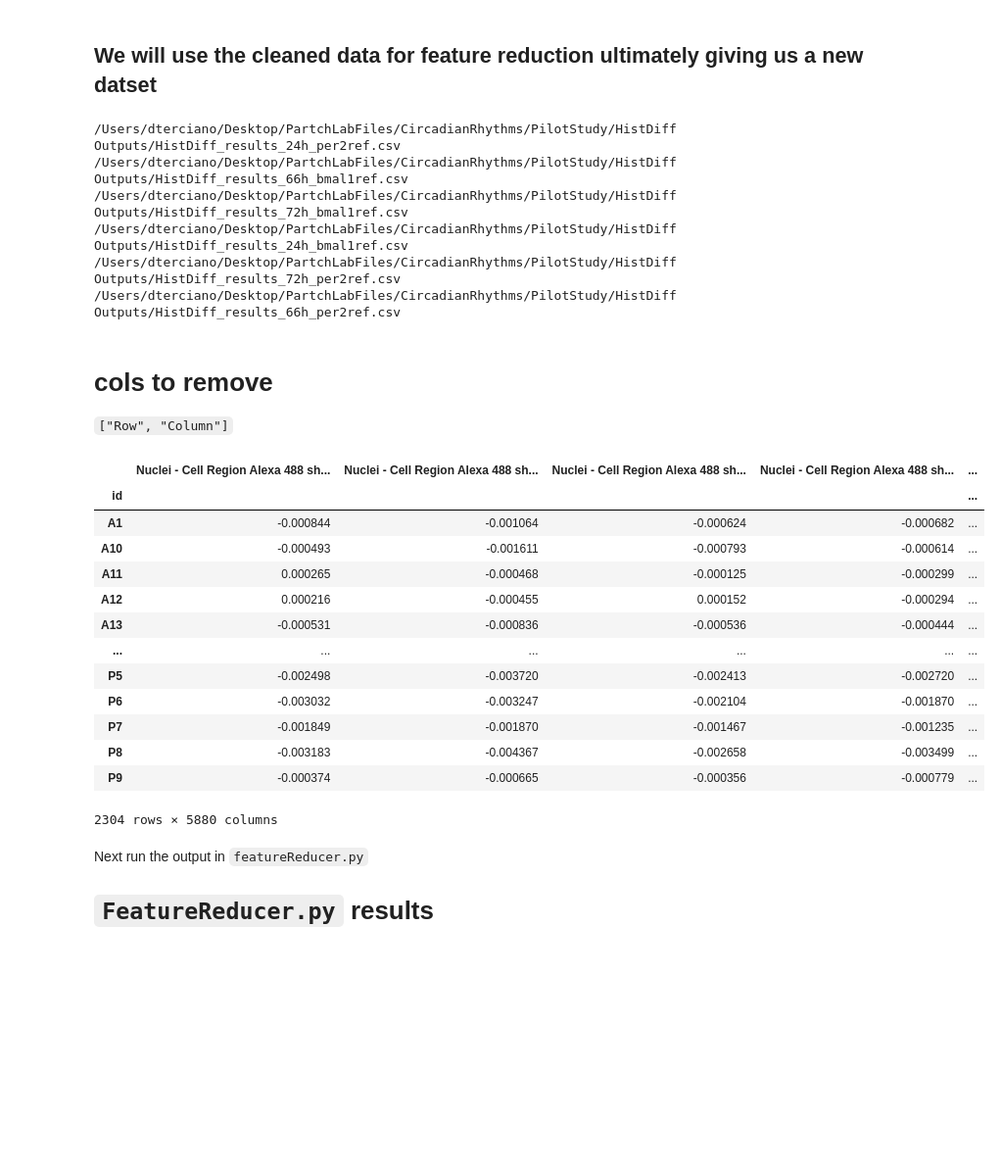
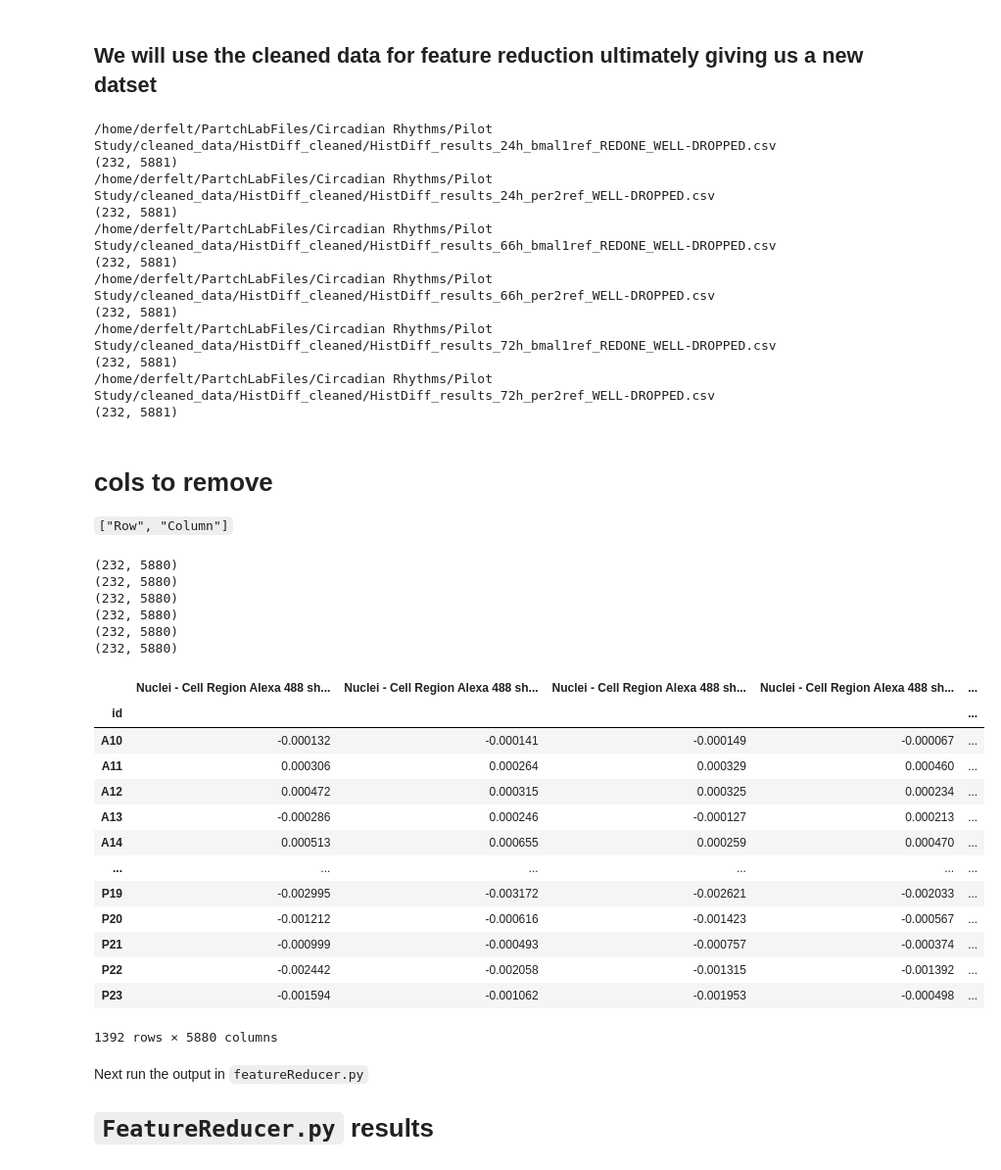
Before and after one commit to derfelterciano/PartchLab, a Jupyter notebook: circadian_rhythms/pilot_study/feature_selection/feature_selection.ipynb, the cells around one changed output. Shown at 98% size. Cells and saved outputs as stored; diff of their text form; code cells hidden in the pictures; blank space fills up the shorter version.

```diff
--- a/circadian_rhythms/pilot_study/feature_selection/feature_selection.ipynb
+++ b/circadian_rhythms/pilot_study/feature_selection/feature_selection.ipynb
@@ -11,18 +11,27 @@ from matplotlib import pyplot as plt
 ## We will use the cleaned data for feature reduction ultimately giving us a new datset
 # %%
 # histdiff_outputs = "/home/derfelt/PartchLabFiles/Circadian Rhythms/Pilot Study/HistDiff Outputs"
-histdiff_outputs = '/Users/dterciano/Desktop/PartchLabFiles/CircadianRhythms/PilotStudy/HistDiff Outputs'
+# histdiff_outputs = '/Users/dterciano/Desktop/PartchLabFiles/CircadianRhythms/PilotStudy/HistDiff Outputs'
+histdiff_outputs = "/home/derfelt/PartchLabFiles/Circadian Rhythms/Pilot Study/cleaned_data/HistDiff_cleaned"
 
 for file in os.listdir(histdiff_outputs):
     curr_file_path = os.path.join(histdiff_outputs, file)
     print(curr_file_path)
+    curr_df = pd.read_csv(curr_file_path)
+    print(curr_df.shape)
 # %% [output]
-/Users/dterciano/Desktop/PartchLabFiles/CircadianRhythms/PilotStudy/HistDiff Outputs/HistDiff_results_24h_per2ref.csv
-/Users/dterciano/Desktop/PartchLabFiles/CircadianRhythms/PilotStudy/HistDiff Outputs/HistDiff_results_66h_bmal1ref.csv
-/Users/dterciano/Desktop/PartchLabFiles/CircadianRhythms/PilotStudy/HistDiff Outputs/HistDiff_results_72h_bmal1ref.csv
-/Users/dterciano/Desktop/PartchLabFiles/CircadianRhythms/PilotStudy/HistDiff Outputs/HistDiff_results_24h_bmal1ref.csv
-/Users/dterciano/Desktop/PartchLabFiles/CircadianRhythms/PilotStudy/HistDiff Outputs/HistDiff_results_72h_per2ref.csv
-/Users/dterciano/Desktop/PartchLabFiles/CircadianRhythms/PilotStudy/HistDiff Outputs/HistDiff_results_66h_per2ref.csv
+/home/derfelt/PartchLabFiles/Circadian Rhythms/Pilot Study/cleaned_data/HistDiff_cleaned/HistDiff_results_24h_bmal1ref_REDONE_WELL-DROPPED.csv
+(232, 5881)
+/home/derfelt/PartchLabFiles/Circadian Rhythms/Pilot Study/cleaned_data/HistDiff_cleaned/HistDiff_results_24h_per2ref_WELL-DROPPED.csv
+(232, 5881)
+/home/derfelt/PartchLabFiles/Circadian Rhythms/Pilot Study/cleaned_data/HistDiff_cleaned/HistDiff_results_66h_bmal1ref_REDONE_WELL-DROPPED.csv
+(232, 5881)
+/home/derfelt/PartchLabFiles/Circadian Rhythms/Pilot Study/cleaned_data/HistDiff_cleaned/HistDiff_results_66h_per2ref_WELL-DROPPED.csv
+(232, 5881)
+/home/derfelt/PartchLabFiles/Circadian Rhythms/Pilot Study/cleaned_data/HistDiff_cleaned/HistDiff_results_72h_bmal1ref_REDONE_WELL-DROPPED.csv
+(232, 5881)
+/home/derfelt/PartchLabFiles/Circadian Rhythms/Pilot Study/cleaned_data/HistDiff_cleaned/HistDiff_results_72h_per2ref_WELL-DROPPED.csv
+(232, 5881)
 # %% [markdown]
 # cols to remove
 
@@ -30,30 +39,38 @@ for file in os.listdir(histdiff_outputs):
 # %%
 exclude_cols = ["Row", "Column", 'Timepoint']
 id_cols = ['id']
 # df = pd.read_csv("/Users/dterciano/Desktop/PartchLabFiles/CircadianRhythms/PilotStudy/HistDiff Outputs/HistDiff_results_24h_per2ref.csv", index_col=id_cols, usecols=lambda column: column not in exclude_cols)
 
 df_list = []
 for file in os.listdir(histdiff_outputs):
     curr_file_path = os.path.join(histdiff_outputs, file)
-    df = pd.read_csv(curr_file_path, index_col=id_cols, usecols=lambda col: col not in exclude_cols)
+    # df = pd.read_csv(curr_file_path, index_col=id_cols, usecols=lambda col: col not in exclude_cols)
+    df = pd.read_csv(curr_file_path, index_col=id_cols)
     df_list.append(df)
+    print(df.shape)
 
 dfs = pd.concat(df_list)
 
 dfs
 # %% [output]
+(232, 5880)
+(232, 5880)
+(232, 5880)
+(232, 5880)
+(232, 5880)
+(232, 5880)
 |  | Nuclei - Cell Region Alexa 488 sh... | Nuclei - Cell Region Alexa 488 sh... | Nuclei - Cell Region Alexa 488 sh... | Nuclei - Cell Region Alexa 488 sh... | ... |
 | id |  |  |  |  | ... |
-| A1 | -0.000844 | -0.001064 | -0.000624 | -0.000682 | ... |
-| A10 | -0.000493 | -0.001611 | -0.000793 | -0.000614 | ... |
-| A11 | 0.000265 | -0.000468 | -0.000125 | -0.000299 | ... |
-| A12 | 0.000216 | -0.000455 | 0.000152 | -0.000294 | ... |
-| A13 | -0.000531 | -0.000836 | -0.000536 | -0.000444 | ... |
+| A10 | -0.000132 | -0.000141 | -0.000149 | -0.000067 | ... |
+| A11 | 0.000306 | 0.000264 | 0.000329 | 0.000460 | ... |
+| A12 | 0.000472 | 0.000315 | 0.000325 | 0.000234 | ... |
+| A13 | -0.000286 | 0.000246 | -0.000127 | 0.000213 | ... |
+| A14 | 0.000513 | 0.000655 | 0.000259 | 0.000470 | ... |
 | ... | ... | ... | ... | ... | ... |
-| P5 | -0.002498 | -0.003720 | -0.002413 | -0.002720 | ... |
-| P6 | -0.003032 | -0.003247 | -0.002104 | -0.001870 | ... |
-| P7 | -0.001849 | -0.001870 | -0.001467 | -0.001235 | ... |
-| P8 | -0.003183 | -0.004367 | -0.002658 | -0.003499 | ... |
-| P9 | -0.000374 | -0.000665 | -0.000356 | -0.000779 | ... |
+| P19 | -0.002995 | -0.003172 | -0.002621 | -0.002033 | ... |
+| P20 | -0.001212 | -0.000616 | -0.001423 | -0.000567 | ... |
+| P21 | -0.000999 | -0.000493 | -0.000757 | -0.000374 | ... |
+| P22 | -0.002442 | -0.002058 | -0.001315 | -0.001392 | ... |
+| P23 | -0.001594 | -0.001062 | -0.001953 | -0.000498 | ... |
-2304 rows × 5880 columns
+1392 rows × 5880 columns
 # %%
```
Also changed, not shown: parts of 6 cells of this notebook, 2 other files.
